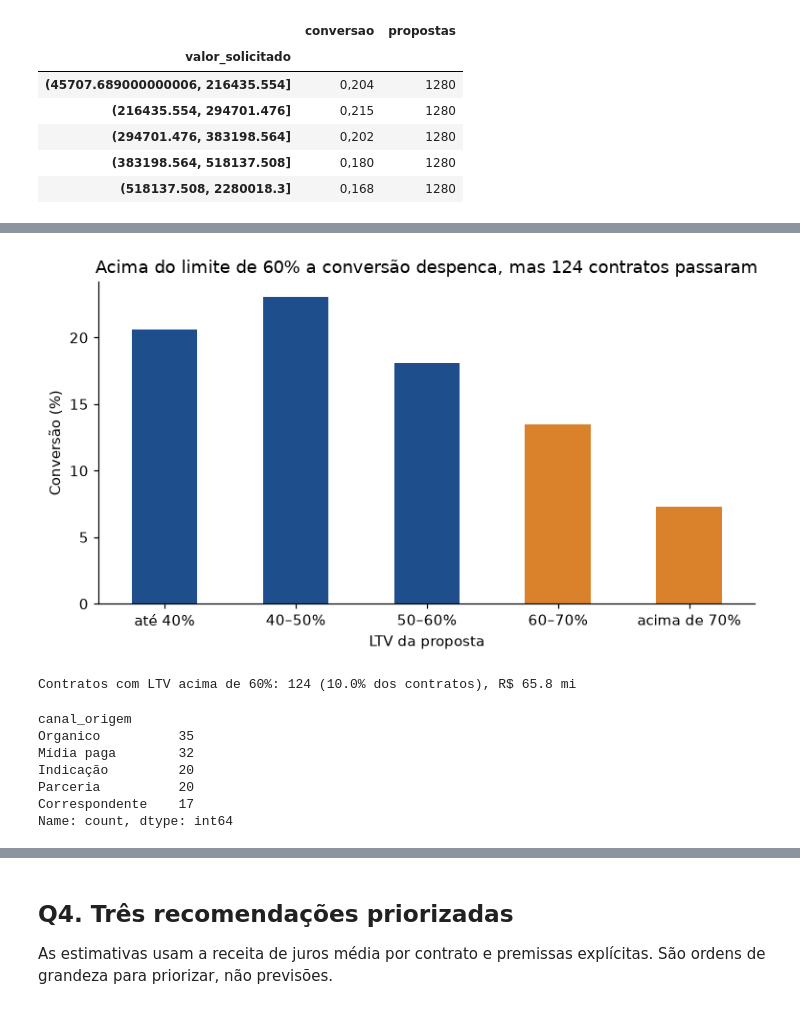
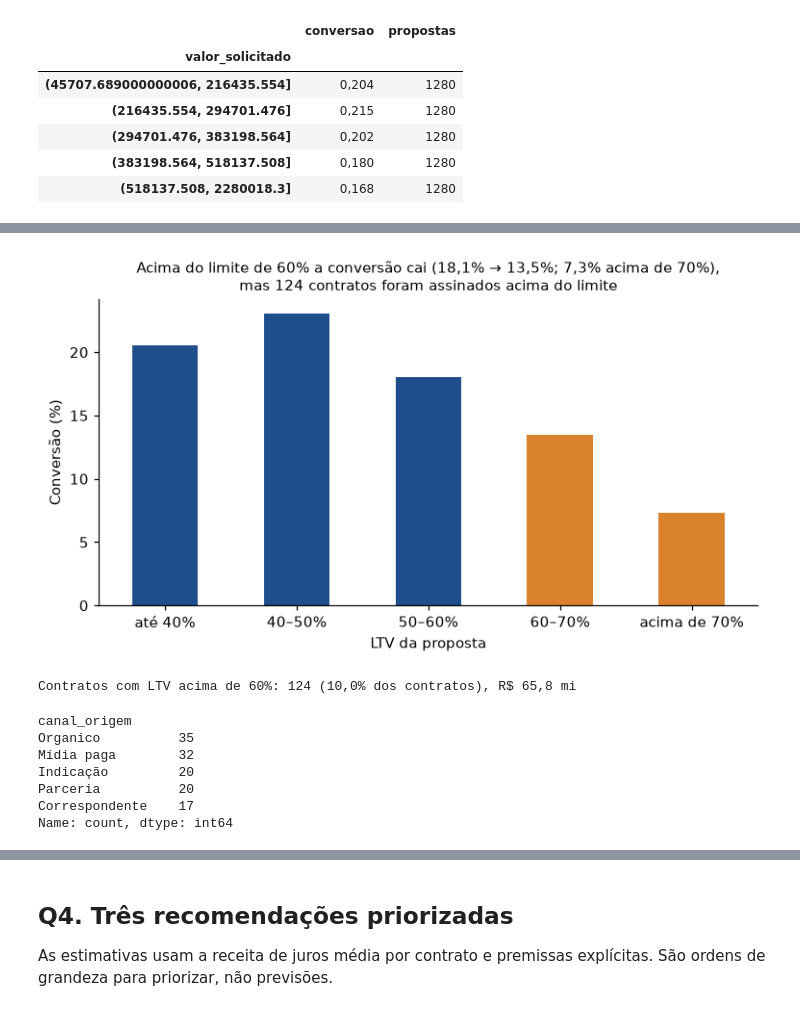
Before and after one commit to aslamrekik/Data_AI-, a Jupyter notebook: parte1_analise.ipynb, the cells around one changed output, grey strips where cells are left out. Saved outputs shown, nothing was run; the diff lists cells and outputs as text; code cells hidden in the pictures.

```diff
--- a/parte1_analise.ipynb
+++ b/parte1_analise.ipynb
@@ -479,18 +501,21 @@ Ticket (quintis)
 # %%
 faixa_ltv = pd.cut(b["ltv"], [0, .4, .5, .6, .7, 1], labels=["até 40%", "40–50%", "50–60%", "60–70%", "acima de 70%"])
 conv_ltv = b.groupby(faixa_ltv, observed=True)["contratada"].mean() * 100
+acima = b[(b["contratada"] == 1) & (b["ltv"] > LIMITE)]
+
 ax = conv_ltv.plot.bar(figsize=(7, 4), color=["#1f4e8c"] * 3 + ["#d9822b"] * 2, rot=0)
 ax.set_ylabel("Conversão (%)"); ax.set_xlabel("LTV da proposta")
-ax.set_title("Acima do limite de 60% a conversão despenca, mas 124 contratos passaram")
+ax.set_title(f"Acima do limite de {LIMITE:.0%} a conversão cai ({br(conv_ltv['50–60%'])}% → "
+             f"{br(conv_ltv['60–70%'])}%; {br(conv_ltv['acima de 70%'])}% acima de 70%),\n"
+             f"mas {len(acima)} contratos foram assinados acima do limite", fontsize=10)
 plt.tight_layout(); plt.savefig(FIG / "q3_conversao_por_ltv.png"); plt.show()
 
-acima = b[(b["contratada"] == 1) & (b["ltv"] > LIMITE)]
 print(f"Contratos com LTV acima de {LIMITE:.0%}: {len(acima)} "
-      f"({len(acima) / b['contratada'].sum():.1%} dos contratos), R$ {mi(acima['valor_solicitado'].sum()):.1f} mi")
+      f"({pct(len(acima) / b['contratada'].sum())} dos contratos), {rs_mi(acima['valor_solicitado'].sum())}")
 display(acima["canal_origem"].value_counts())
 # %% [output]
-[figure, old version]
+[figure, new version]
-Contratos com LTV acima de 60%: 124 (10.0% dos contratos), R$ 65.8 mi
+Contratos com LTV acima de 60%: 124 (10,0% dos contratos), R$ 65,8 mi
 canal_origem
 Organico          35
 Mídia paga        32
```
Also changed, not shown: parts of 5 cells of this notebook, 2 other files.
